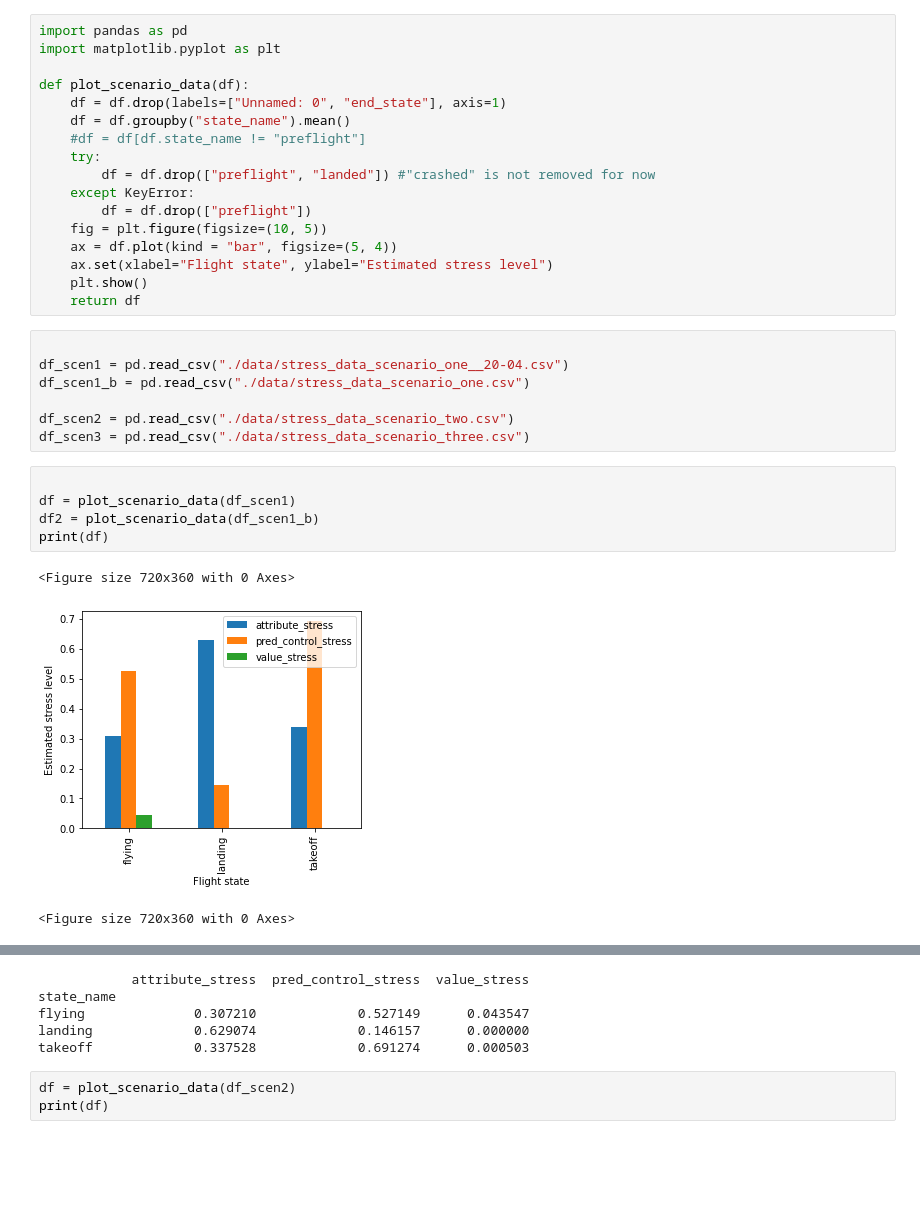
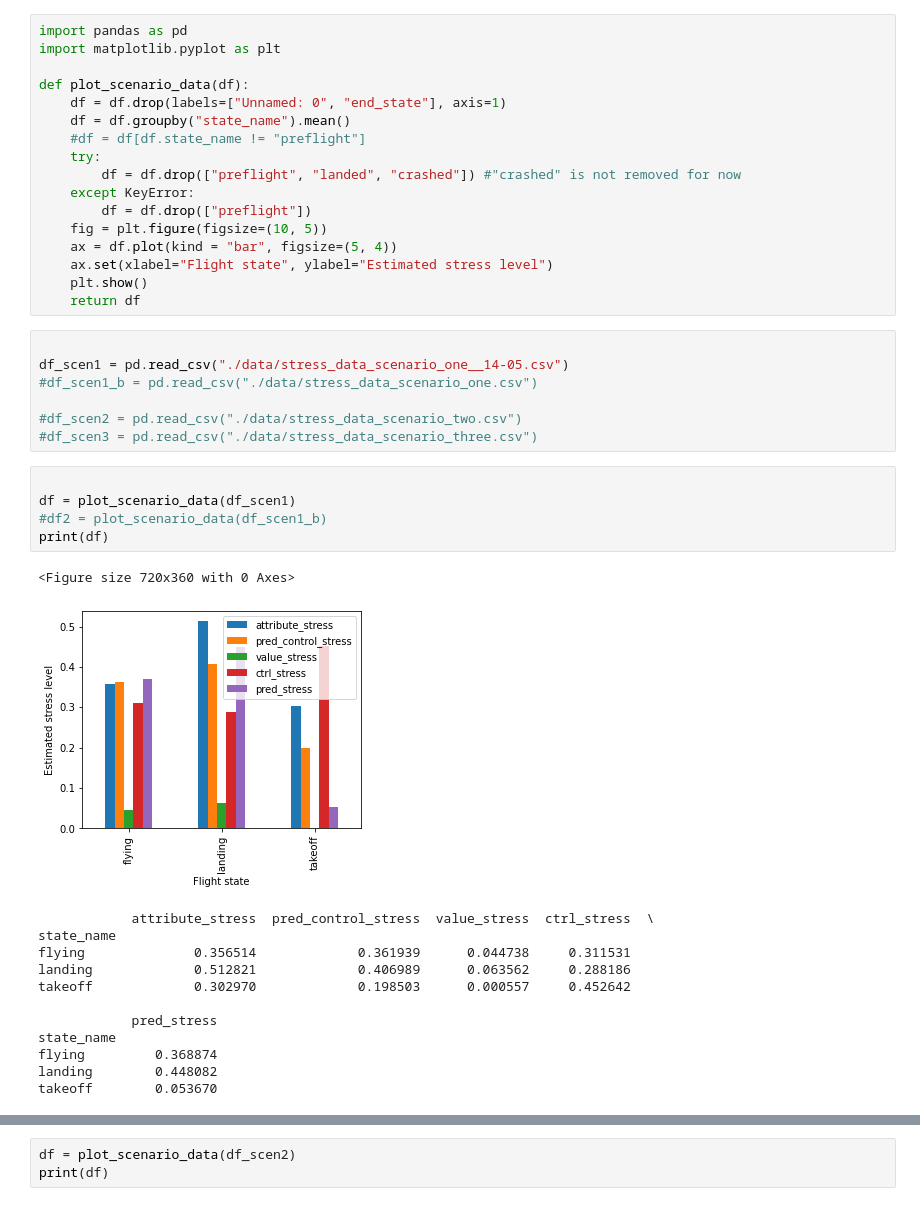
Before and after one commit to mxnurmi/modeling-pilot-mental-state, a Jupyter notebook: data_exploration.ipynb, the cells around one changed output, grey strips where cells are left out. Cells and saved outputs as stored; diff of their text form; blank space fills up the shorter version.

Commit message:
better predict+control stress tools; improvements to xplane run tools

```diff
--- a/data_exploration.ipynb
+++ b/data_exploration.ipynb
@@ -7,7 +7,7 @@ def plot_scenario_data(df):
     df = df.groupby("state_name").mean()
     #df = df[df.state_name != "preflight"]
     try:
-        df = df.drop(["preflight", "landed"]) #"crashed" is not removed for now
+        df = df.drop(["preflight", "landed", "crashed"]) #"crashed" is not removed for now
     except KeyError:
         df = df.drop(["preflight"])
     fig = plt.figure(figsize=(10, 5))
@@ -17,17 +17,27 @@ def plot_scenario_data(df):
     return df
 # %%
 
-df_scen1 = pd.read_csv("./data/stress_data_scenario_one__20-04.csv")
-df_scen1_b = pd.read_csv("./data/stress_data_scenario_one.csv")
+df_scen1 = pd.read_csv("./data/stress_data_scenario_one__14-05.csv")
+#df_scen1_b = pd.read_csv("./data/stress_data_scenario_one.csv")
 
-df_scen2 = pd.read_csv("./data/stress_data_scenario_two.csv")
-df_scen3 = pd.read_csv("./data/stress_data_scenario_three.csv")
+#df_scen2 = pd.read_csv("./data/stress_data_scenario_two.csv")
+#df_scen3 = pd.read_csv("./data/stress_data_scenario_three.csv")
 # %%
 
 df = plot_scenario_data(df_scen1)
-df2 = plot_scenario_data(df_scen1_b)
+#df2 = plot_scenario_data(df_scen1_b)
 print(df)
 # %% [output]
 <Figure size 720x360 with 0 Axes>
-[figure, old version]
+[figure, new version]
-<Figure size 720x360 with 0 Axes>
+            attribute_stress  pred_control_stress  value_stress  ctrl_stress  \
+state_name
+flying              0.356514             0.361939      0.044738     0.311531
+landing             0.512821             0.406989      0.063562     0.288186
+takeoff             0.302970             0.198503      0.000557     0.452642
+
+            pred_stress
+state_name
+flying         0.368874
+landing        0.448082
+takeoff        0.053670
@@ -35,8 +44,3 @@ print(df)
-            attribute_stress  pred_control_stress  value_stress
-state_name
-flying              0.307210             0.527149      0.043547
-landing             0.629074             0.146157      0.000000
-takeoff             0.337528             0.691274      0.000503
 # %%
 df = plot_scenario_data(df_scen2)
 print(df)
```
Also changed, not shown: parts of 1 cell of this notebook, 7 other files.
